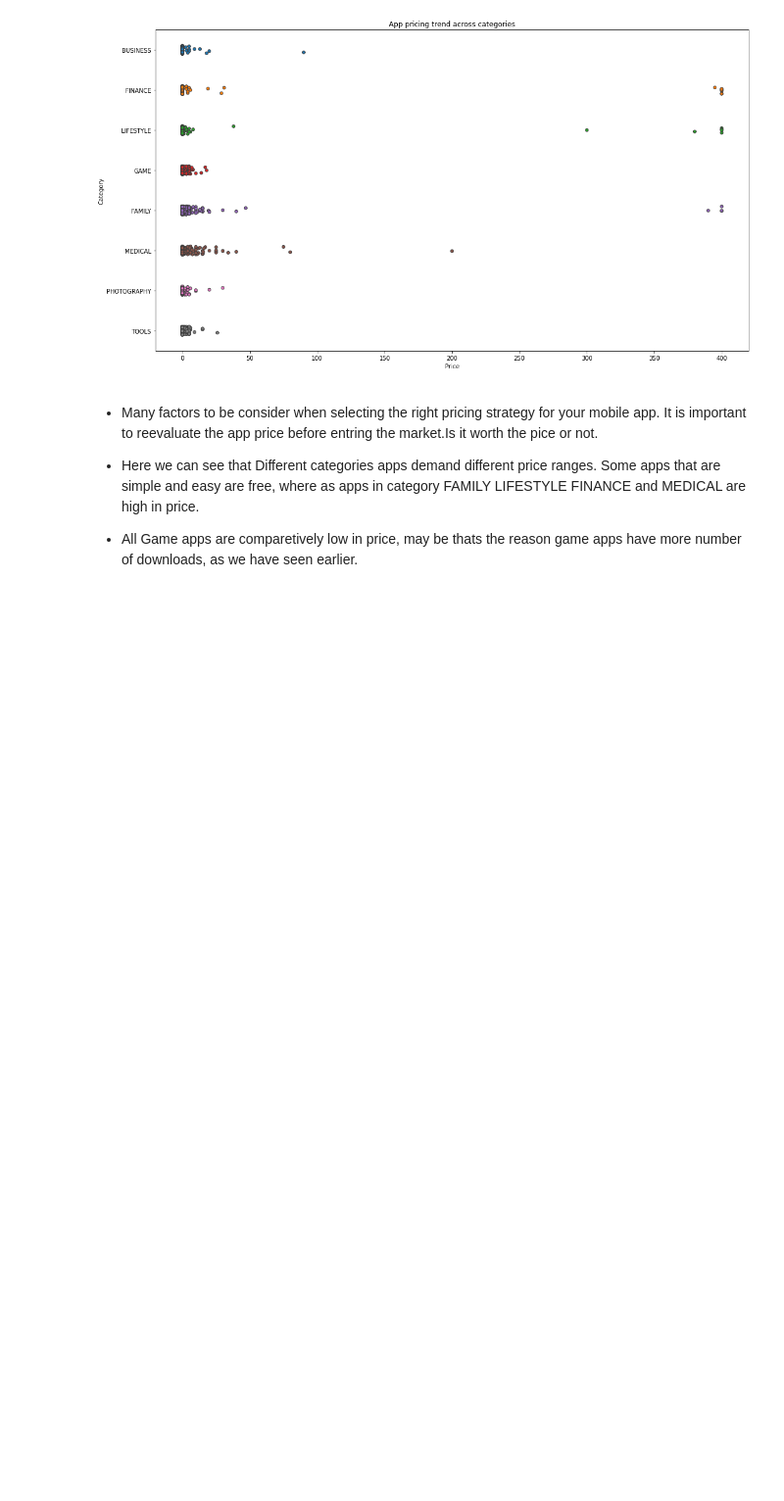
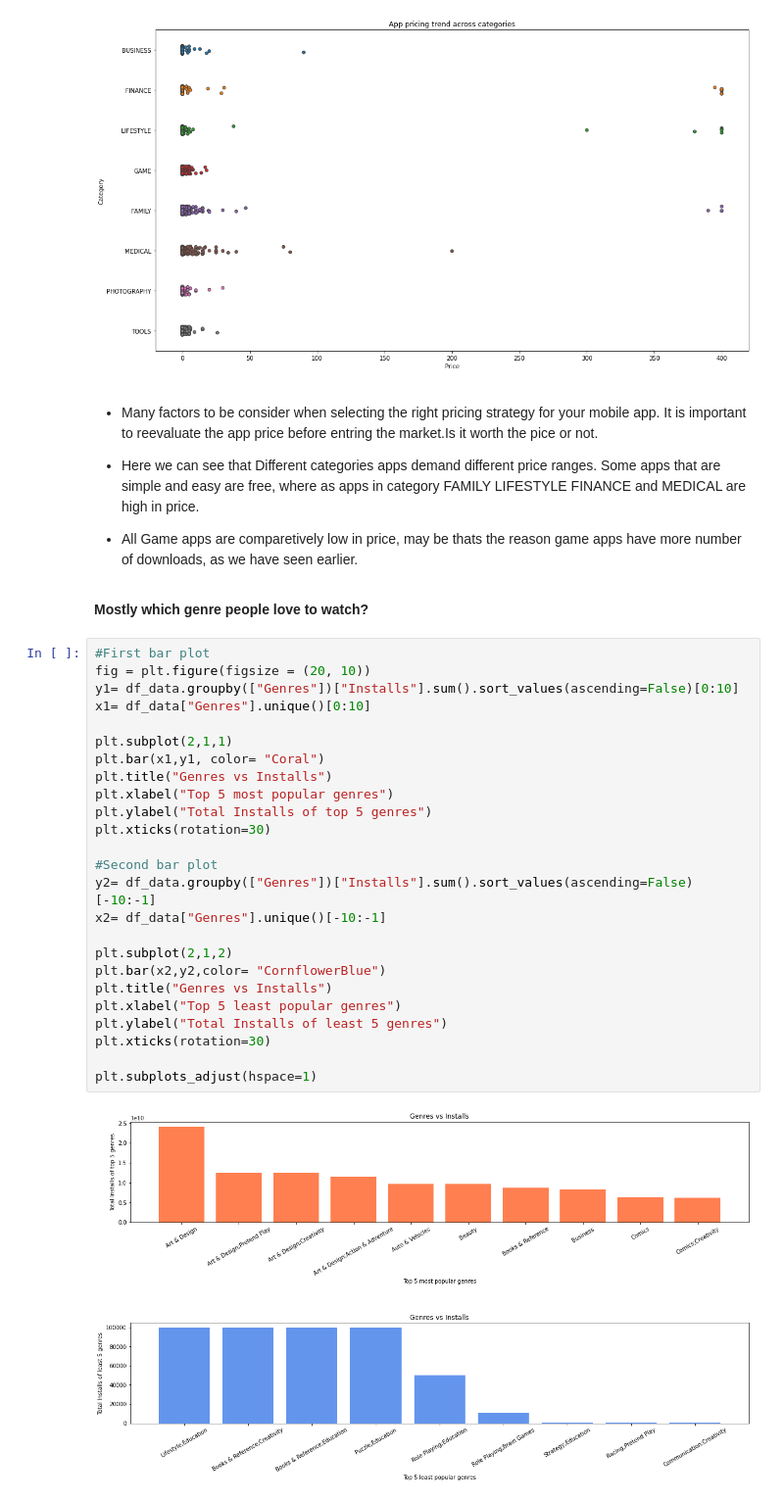
Before and after one commit to manjirikulkarni03/Play-store-app-review-analysis, a Jupyter notebook: Copy_of_EDA(Play_Store_Review)(Common_Team_Colab)_MK.ipynb, the cells around one changed output. Shown at 98% size. Saved outputs shown, nothing was run; the diff lists cells and outputs as text; blank space fills up the shorter version.

```diff
--- a/Copy_of_EDA(Play_Store_Review)(Common_Team_Colab)_MK.ipynb
+++ b/Copy_of_EDA(Play_Store_Review)(Common_Team_Colab)_MK.ipynb
@@ -773,3 +760,32 @@ Text(0.5, 1.0, 'App pricing trend across categories')
 * Here we can see that Different categories apps demand different price ranges. Some apps that are simple and easy are free, where as apps in category FAMILY LIFESTYLE FINANCE and MEDICAL are high in price.
 
 * All Game apps are comparetively low in price, may be thats the reason game apps have more number of downloads, as we have seen earlier.
+# %% [markdown]
+**Mostly which genre people love to watch?**
+# %%
+#First bar plot
+fig = plt.figure(figsize = (20, 10))
+y1= df_data.groupby(["Genres"])["Installs"].sum().sort_values(ascending=False)[0:10]
+x1= df_data["Genres"].unique()[0:10]
+
+plt.subplot(2,1,1)
+plt.bar(x1,y1, color= "Coral")
+plt.title("Genres vs Installs")
+plt.xlabel("Top 5 most popular genres")
+plt.ylabel("Total Installs of top 5 genres")
+plt.xticks(rotation=30)
+
+#Second bar plot
+y2= df_data.groupby(["Genres"])["Installs"].sum().sort_values(ascending=False)[-10:-1]
+x2= df_data["Genres"].unique()[-10:-1]
+
+plt.subplot(2,1,2)
+plt.bar(x2,y2,color= "CornflowerBlue")
+plt.title("Genres vs Installs")
+plt.xlabel("Top 5 least popular genres")
+plt.ylabel("Total Installs of least 5 genres")
+plt.xticks(rotation=30)
+
+plt.subplots_adjust(hspace=1)
+# %% [output]
+[figure, added]
```
Also changed, not shown: parts of 1 cell of this notebook.
